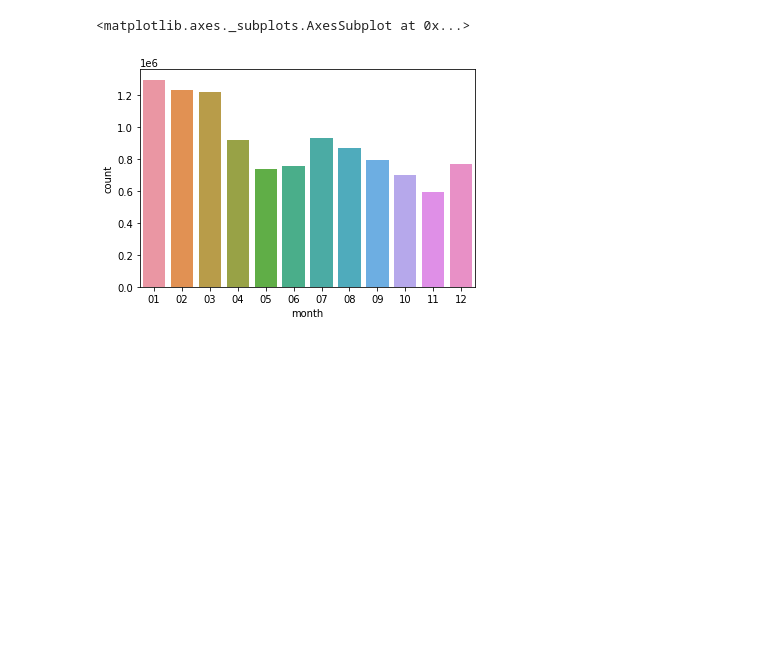
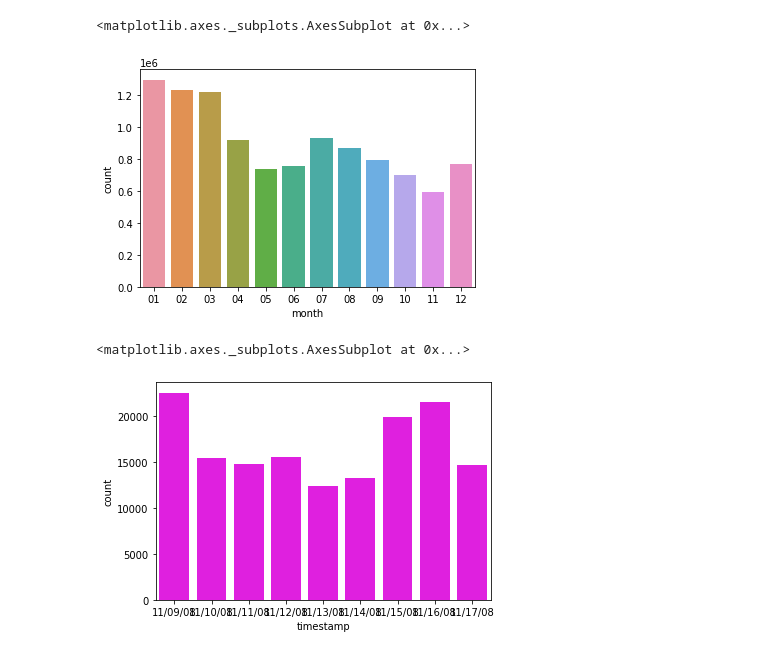
Before and after one commit to kalmuroth/python-exo, a Jupyter notebook: Analyse_Donnée_WOW_2008_LB.ipynb, the cells around one changed output. Saved outputs shown, nothing was run; the diff lists cells and outputs as text; code cells hidden in the pictures; blank space fills up the shorter version.

```diff
--- a/Analyse_Donnée_WOW_2008_LB.ipynb
+++ b/Analyse_Donnée_WOW_2008_LB.ipynb
@@ -62,0 +53,33 @@ timeData.head()
+# %%
+wowah_data = pd.read_csv('./drive/MyDrive/input/wowah_data.csv', sep = ',', skipinitialspace=True);
+wowah_data['timestamp'] = pd.to_datetime(wowah_data['timestamp'])
+wowah_data['dates'] = wowah_data['timestamp'].dt.date
+wowah_data.loc[wowah_data['timestamp'] >= '2008-11-18','extention'] = 'WOTLK'
+wowah_data.loc[wowah_data['timestamp'] < '2008-11-18', 'extention'] = 'BC'
+
+dict_color = {'Death Knight': '#C41F3B',
+                'Shaman': '#0070DE',
+                'Druid': '#FF7D0A',
+                'Rogue': '#FFF569',
+                'Priest': '#FFFFFF',
+                'Paladin': '#F58CBA',
+                'Warrior': '#C79C6E',
+                'Warlock': '#8787ED',
+                'Mage': '#40C7EB',
+                'Hunter': '#A9D271'}
+
+wowah_data['Class_color']  = wowah_data.charclass.map(dict_color)
+
+wowah_data['Date'] =  pd.to_datetime(wowah_data['timestamp'], format='%Y-%m-%d')
+wowah_data["Day_of_Week"] = wowah_data.Date.dt.weekday
+wowah_data["First_day_of_the_week"] = wowah_data.Date - wowah_data.Day_of_Week * timedelta(days=1)
+wowah_data.drop(['Day_of_Week', 'Date'], axis = 1, inplace = True)
+wowah_data["First_day_of_the_week"] = wowah_data["First_day_of_the_week"].dt.date
+
+col = {}
+for i in wowah_data.zone.unique() :
+    color = "%06x" % random.randint(0, 0xFFFFFF)
+    col[i] = '#' + color
+wowah_data['color_zone'] = wowah_data['zone'].map(col)
+
+wowah_data.head()
@@ -89,3 +120,8 @@ sns.countplot(x="month",data=timeData)
 # %% [output]
 <matplotlib.axes._subplots.AxesSubplot at 0x...>
 [figure]
+# %%
+sns.countplot(x=wowah_data.timestamp[(wowah_data.timestamp > "11/08/08") & (wowah_data.timestamp < "11/18/08")], color="magenta")
+# %% [output]
+<matplotlib.axes._subplots.AxesSubplot at 0x...>
+[figure, added]
```
Also changed, not shown: parts of 7 cells of this notebook.
